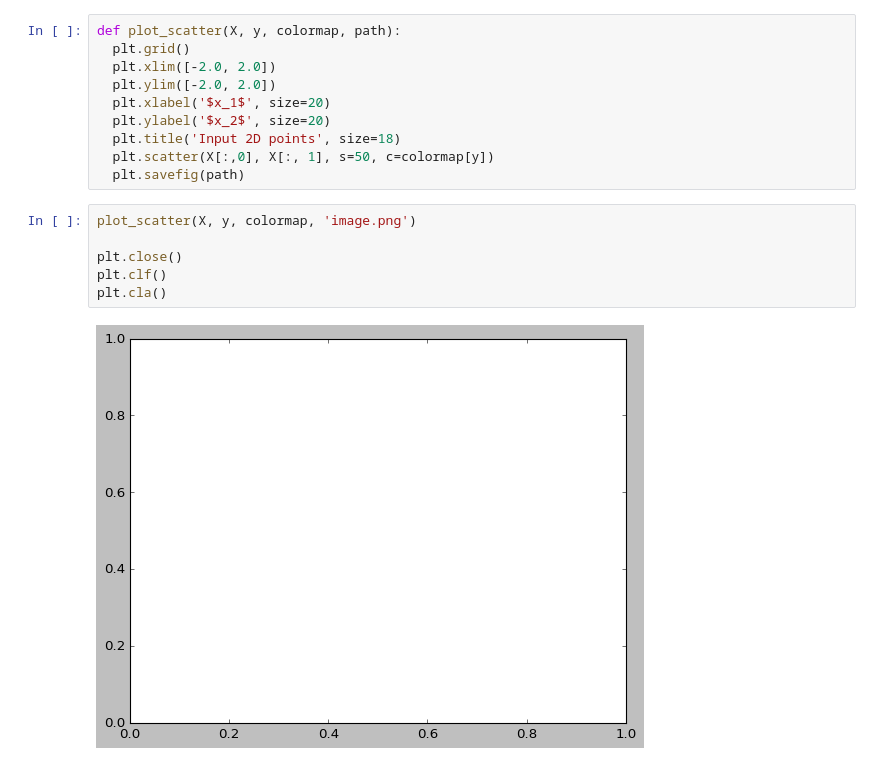
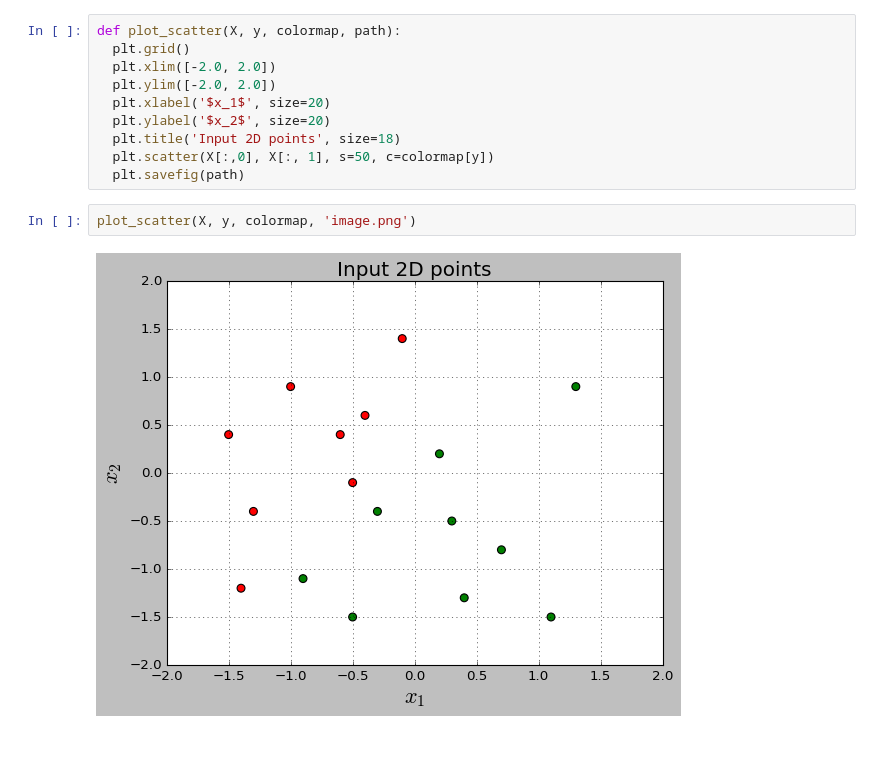
Before and after one commit to ankush357159/Machine-Learning, a Jupyter notebook: logisticRegression.ipynb, the cells around one changed output. Drawn from its saved outputs; the diff is of its cells as text.

```diff
--- a/logisticRegression.ipynb
+++ b/logisticRegression.ipynb
@@ -168,9 +168,5 @@ def plot_scatter(X, y, colormap, path):
   plt.savefig(path)
 # %%
 plot_scatter(X, y, colormap, 'image.png')
-
-plt.close()
-plt.clf()
-plt.cla()
 # %% [output]
-[figure, old version]
+[figure, new version]
```
